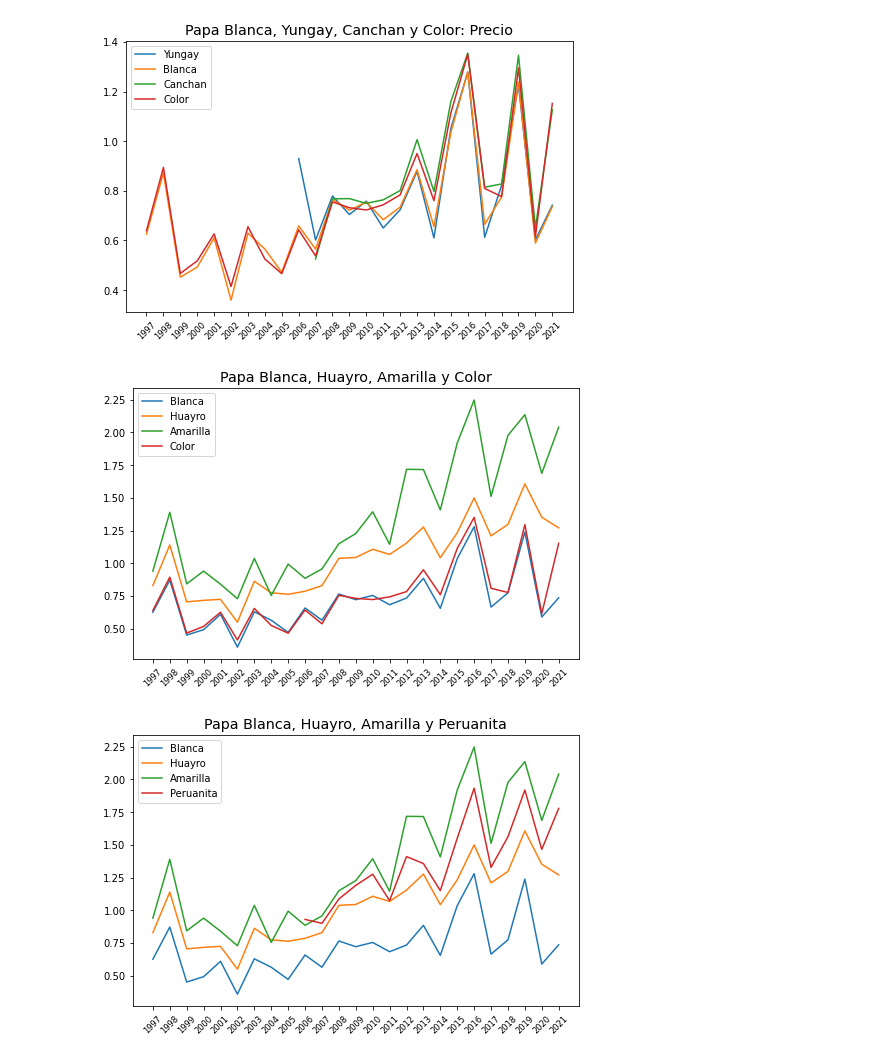
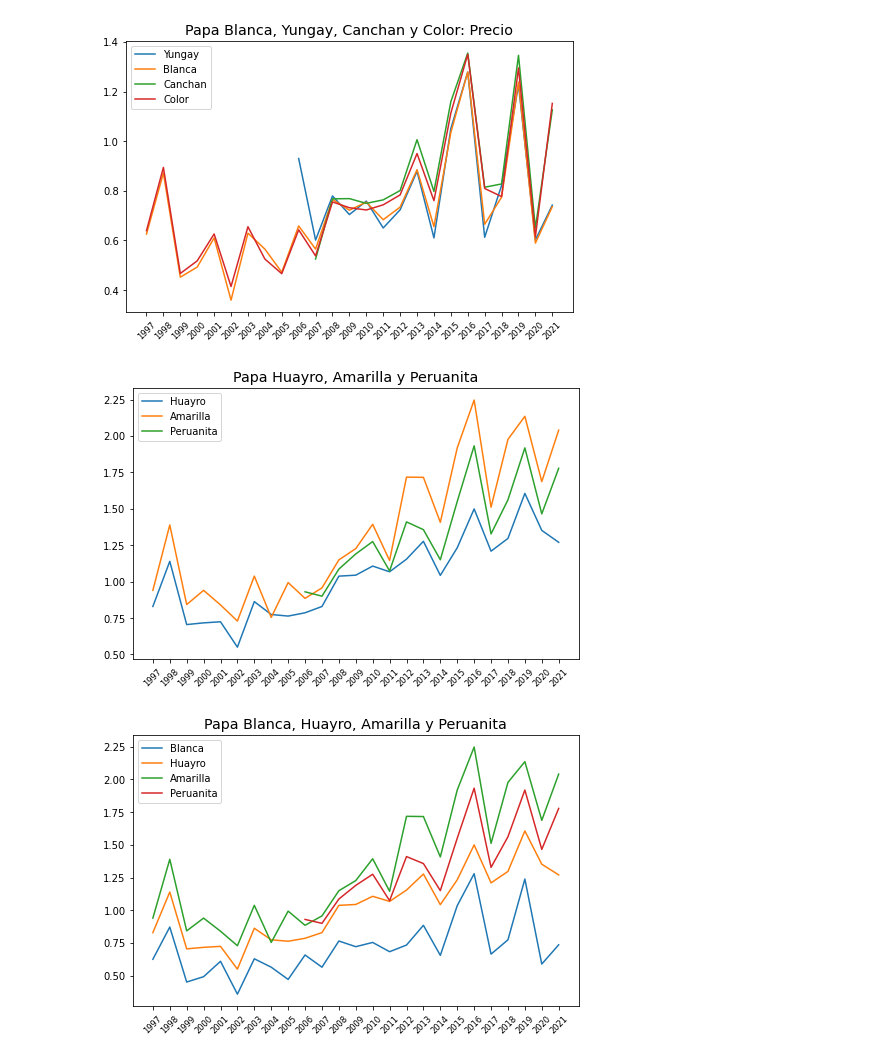
Before and after one commit to eduzegarra/grade_01, a Jupyter notebook: proyecto_papa.ipynb, the cells around one changed output. Cells and saved outputs as stored; diff of their text form; code cells hidden in the pictures.

```diff
--- a/proyecto_papa.ipynb
+++ b/proyecto_papa.ipynb
@@ -525,16 +525,15 @@ plt.show()
 [figure]
 # %%
 plt.figure(figsize=(8,5))
-plt.plot(pre_blanca.index,pre_blanca.precio, label='Blanca')
 plt.plot(pre_huayro.index,pre_huayro.precio, label='Huayro')
 plt.plot(pre_amarilla.index,pre_amarilla.precio, label='Amarilla')
-plt.plot(pre_color.index,pre_color.precio, label='Color')
-plt.title("Papa Blanca, Huayro, Amarilla y Color", fontsize='x-large')
+plt.plot(pre_peruanita.index,pre_peruanita.precio, label='Peruanita')
+plt.title("Papa Huayro, Amarilla y Peruanita", fontsize='x-large')
 plt.xticks(pre_blanca.index,rotation=45, fontsize='small')
 plt.legend()
 plt.show()
 # %% [output]
-[figure, old version]
+[figure, new version]
 # %%
 plt.figure(figsize=(8,5))
 plt.plot(pre_blanca.index,pre_blanca.precio, label='Blanca')
```
Also changed, not shown: parts of 2 cells of this notebook.
